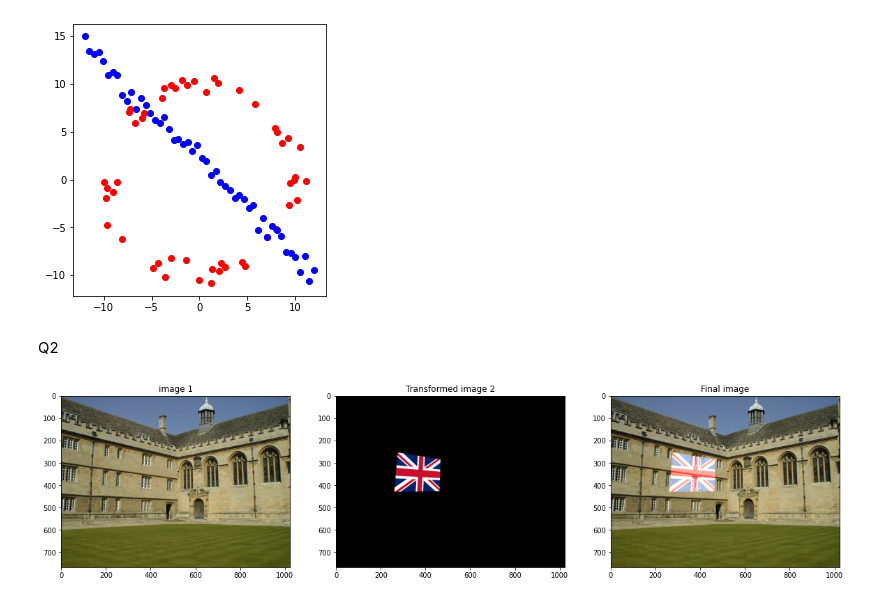
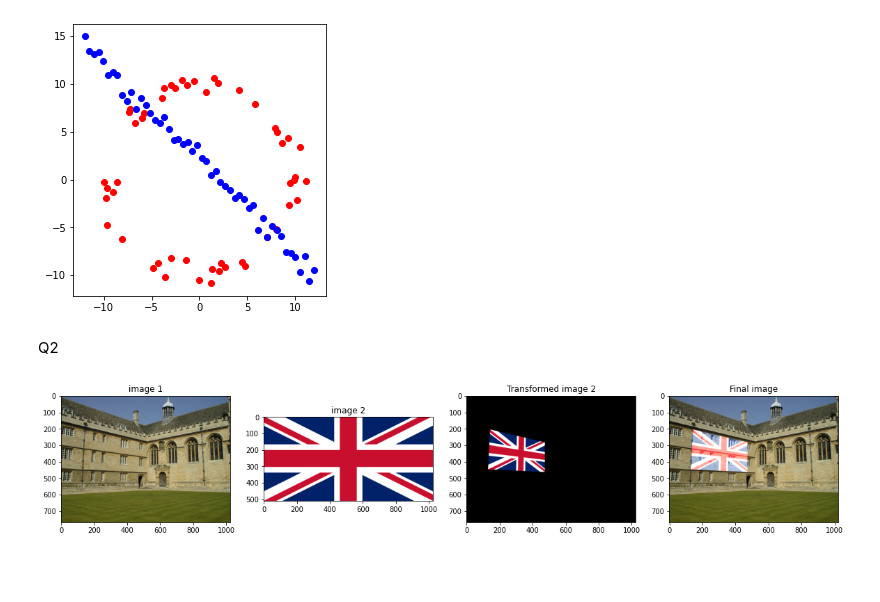
Before and after one commit to ThilankaMORA/image-processing, a Jupyter notebook: assignment 2.ipynb, the cells around one changed output. Saved outputs shown, nothing was run; the diff lists cells and outputs as text; code cells hidden in the pictures; blank space fills up the shorter version.

```diff
--- a/assignment 2.ipynb
+++ b/assignment 2.ipynb
@@ -71,23 +71,23 @@ cv.waitKey(0)
 cv.destroyAllWindows()
 # %%
 height, width = np.shape(img)[0],np.shape(img)[1]
-zero_matrix = np.array([[0],[0],[0]])
+zero_mat = np.array([[0],[0],[0]])
 
 for i in range (4):
     for j in range (2):
         globals()[["x","y"][j]+"_dash_"+str(i+1)] = corners[i][j]
 # %%
-flag = cv.imread(r"C:\Users\thilanka bandara\Downloads\Flag_of_the_United_Kingdom.svg.png")
-flag_height , flag_width = np.shape(flag)[0] , np.shape(flag)[1]
+flg = cv.imread(r"C:\Users\thilanka bandara\Downloads\Flag_of_the_United_Kingdom.svg.png")
+flg_height , flg_width = np.shape(flg)[0] , np.shape(flg)[1]
 
 x1T = np.array([[0,0,1]])
-x2T = np.array([[flag_width-1, 0,1]])
-x3T = np.array([[flag_width-1, flag_height-1, 1]])
-x4T = np.array([[0,flag_height-1,1]])
+x2T = np.array([[flg_width-1, 0,1]])
+x3T = np.array([[flg_width-1, flg_height-1, 1]])
+x4T = np.array([[0,flg_height-1,1]])
 # %%
 for i in range(4):
-    a = np.concatenate((zero_matrix.T,globals()["x"+str(i+1)+"T"], -globals()["y_dash_"+str(i+1)]*globals()["x"+str(i+1)+"T"]), axis=1)
-    b = np.concatenate((globals()["x"+str(i+1)+"T"],zero_matrix.T, -globals()["x_dash_"+str(i+1)]*globals()["x"+str(i+1)+"T"]), axis=1)
+    a = np.concatenate((zero_mat.T,globals()["x"+str(i+1)+"T"], -globals()["y_dash_"+str(i+1)]*globals()["x"+str(i+1)+"T"]), axis=1)
+    b = np.concatenate((globals()["x"+str(i+1)+"T"],zero_mat.T, -globals()["x_dash_"+str(i+1)]*globals()["x"+str(i+1)+"T"]), axis=1)
     if i==0:
         A=np.concatenate((a,b), axis=0, dtype = np.float64)
     else:
@@ -97,13 +97,14 @@ W,V = np.linalg.eig((A.T)@A)
 temph = V[:, np.argmin(W)]
 H = temph.reshape((3,3))
 # %%
-flag_transformed = cv.warpPerspective(flag, H,(width,height))
-output = cv.add(flag_transformed,img)
+flg_transformed = cv.warpPerspective(flg, H,(width,height))
+output = cv.add(flg_transformed,img)
 
-fig, ax = plt.subplots(1,3,figsize=(20,20))
+fig, ax = plt.subplots(1,4,figsize=(20,20))
 ax[0].imshow(cv.cvtColor(img, cv.COLOR_BGR2RGB)) ; ax[0].set_title("image 1")
-ax[1].imshow(cv.cvtColor(flag_transformed, cv.COLOR_BGR2RGB)) ; ax[1].set_title("Transformed image 2")
-ax[2].imshow(cv.cvtColor(output, cv.COLOR_BGR2RGB)) ; ax[2].set_title("Final image")
+ax[1].imshow(cv.cvtColor(flg, cv.COLOR_BGR2RGB)) ; ax[1].set_title("image 2")
+ax[2].imshow(cv.cvtColor(flg_transformed, cv.COLOR_BGR2RGB)) ; ax[2].set_title("Transformed image 2")
+ax[3].imshow(cv.cvtColor(output, cv.COLOR_BGR2RGB)) ; ax[3].set_title("Final image")
 plt.show()
 # %% [output]
-[figure, old version]
+[figure, new version]
```
Also changed, not shown: parts of 1 cell of this notebook.
